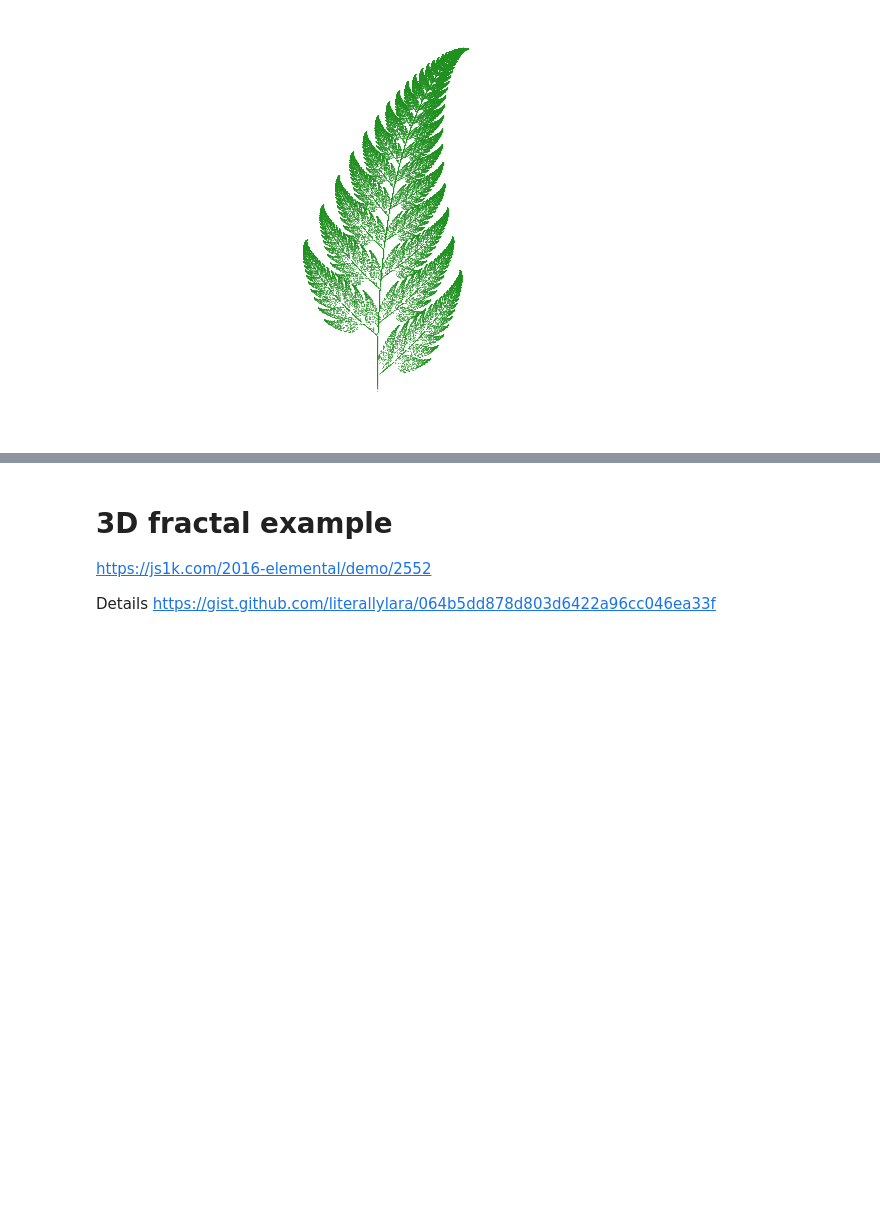
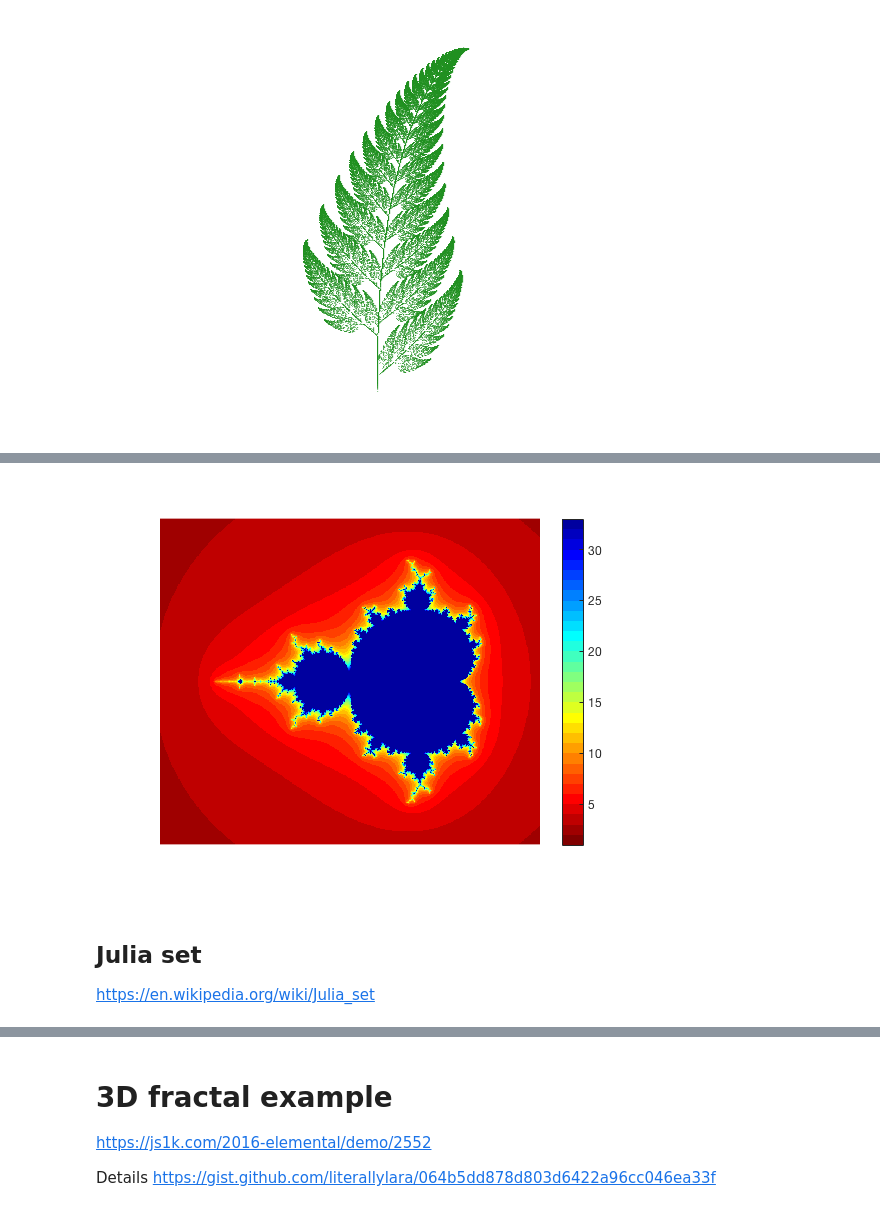
Before and after one commit to HugoStrand/matlab-intro, a Jupyter notebook: Föreläsning4.ipynb, the cells around one changed output, grey strips where cells are left out. Drawn from its saved outputs; the diff is of its cells as text; code cells hidden in the pictures; blank space fills up the shorter version.

Commit message:
array iter

```diff
--- a/Föreläsning4.ipynb
+++ b/Föreläsning4.ipynb
@@ -583,0 +585,26 @@ colorbar; axis off;
+# %%
+N = 2 * 350;
+M = 2 * 300;
+
+depth = 32;
+
+x = linspace(-2.5, 1, N);
+y = linspace(-1.5, 1.5, M);
+A = zeros([N, M]);
+
+z0 = x' + 1.j * y;
+z = zeros([N, M]);
+
+tic
+for iter = 1:depth
+    z = z.^2 + z0;
+    A = (A == 0) .* (abs(z) > 4) * iter + A .* (A > 0);
+end
+A = (A == 0) * depth + A .* (A > 0);
+toc
+
+image(A')
+
+axis('image'); colormap(flipud(jet(depth))); axis off;
+colorbar
+# %% [output]
@@ -583,0 +612,5 @@ colorbar; axis off;
+[figure, added]
+# %% [markdown]
+## Julia set
+
+<https://en.wikipedia.org/wiki/Julia_set>
```
Also changed, not shown: parts of 7 cells of this notebook.
